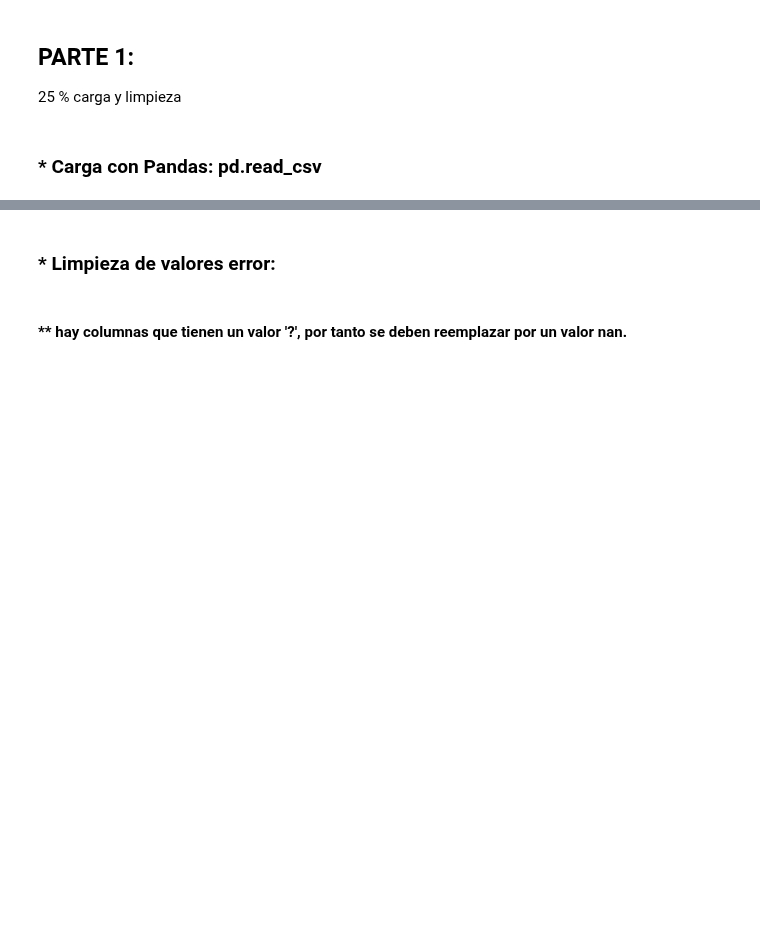
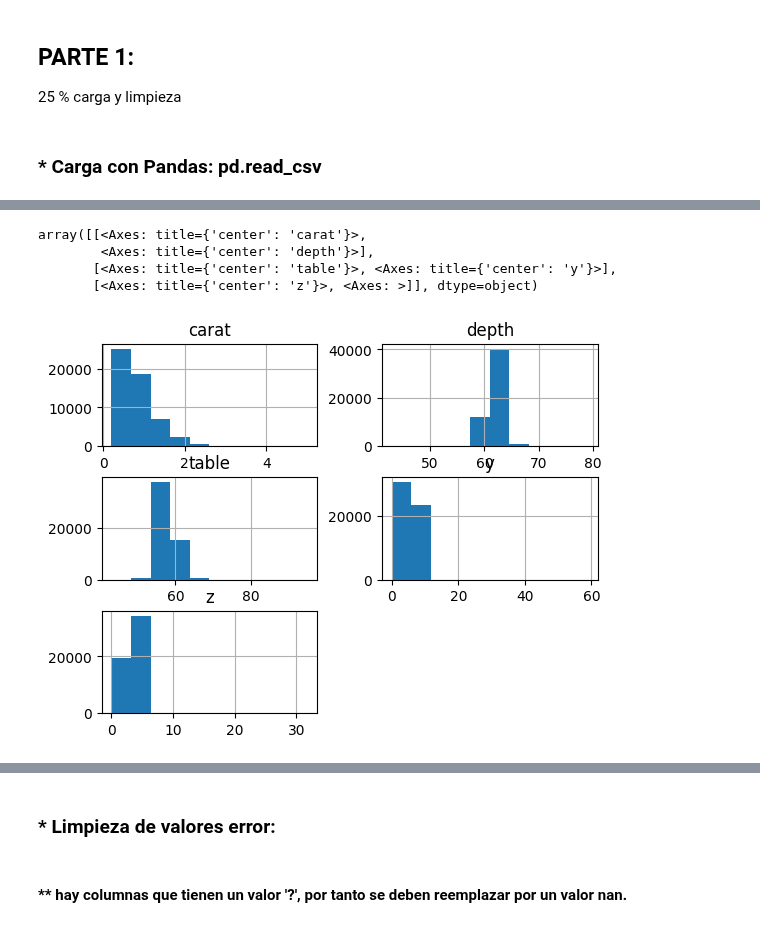
Before and after one commit to CaroliCosas/Bootcamp_Data_Science, a Jupyter notebook: mod3-estudio-data-science/Ejercicio_final_mod3/m3_Carolina_Dominguez.ipynb, the cells around one changed output, grey strips where cells are left out. Drawn from its saved outputs; the diff is of its cells as text; code cells hidden in the pictures; blank space fills up the shorter version.

```diff
--- a/mod3-estudio-data-science/Ejercicio_final_mod3/m3_Carolina_Dominguez.ipynb
+++ b/mod3-estudio-data-science/Ejercicio_final_mod3/m3_Carolina_Dominguez.ipynb
@@ -73,2 +77,4 @@ IMPORTANTE: cargar el dataset desde CSV desde la carpeta Data porque tendrá nul
 # %% [markdown]
 ###       * Carga con Pandas: pd.read_csv
+# %%
+df = pd.read_csv('../Data/diamonds.csv')
@@ -74,0 +157,8 @@ IMPORTANTE: cargar el dataset desde CSV desde la carpeta Data porque tendrá nul
+# %%
+df.hist()
+# %% [output]
+array([[<Axes: title={'center': 'carat'}>,
+        <Axes: title={'center': 'depth'}>],
+       [<Axes: title={'center': 'table'}>, <Axes: title={'center': 'y'}>],
+       [<Axes: title={'center': 'z'}>, <Axes: >]], dtype=object)
+[figure, added]
```
Also changed, not shown: parts of 17 cells of this notebook.
